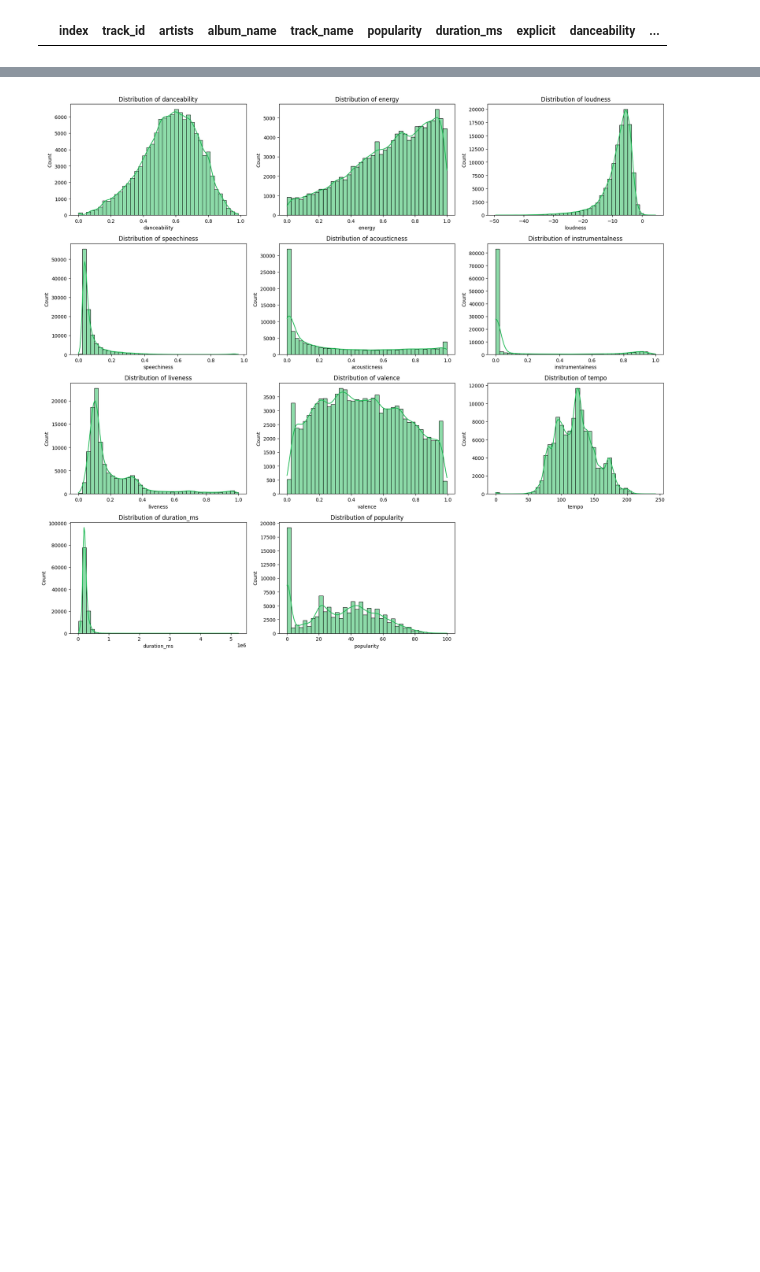
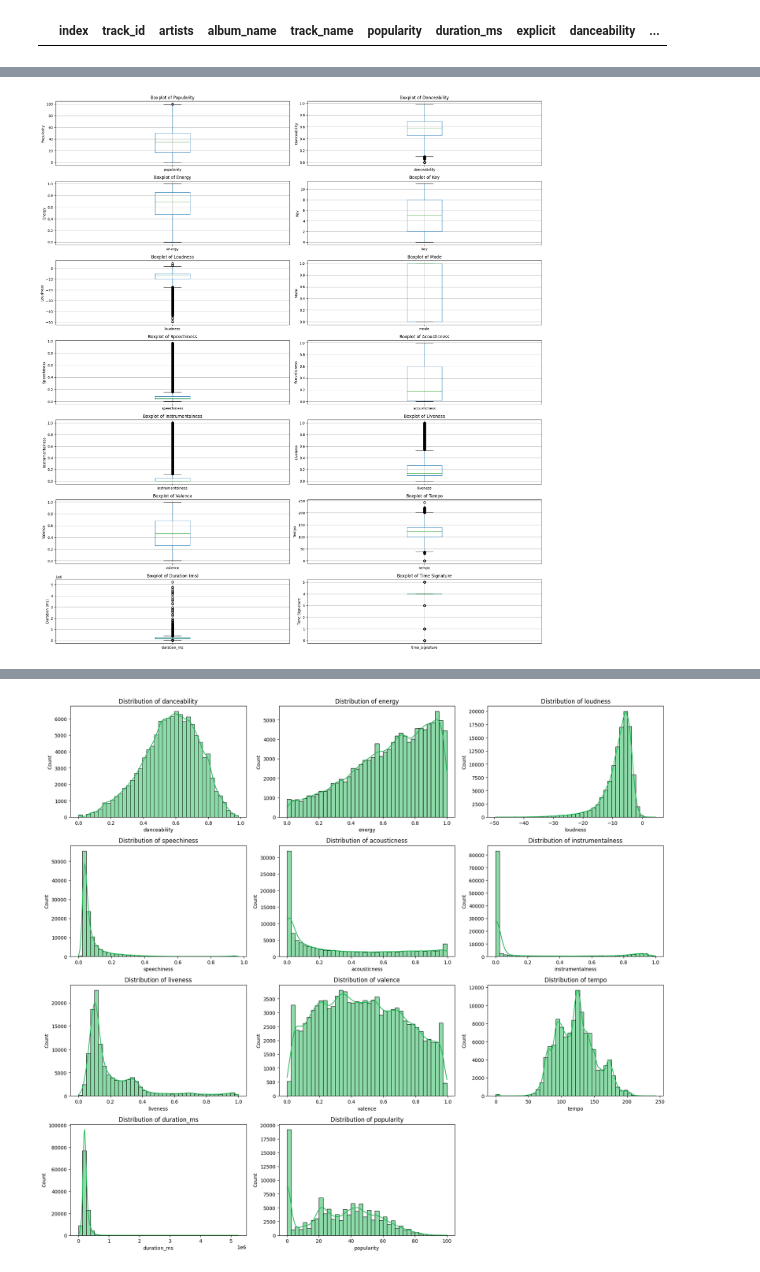
Before and after one commit to Ahmedaboenaba/Machine-Learning, a Jupyter notebook: Classification/spotify music genre.ipynb, the cells around one changed output, grey strips where cells are left out. Cells and saved outputs as stored; diff of their text form; code cells hidden in the pictures; blank space fills up the shorter version.

Commit message:
spotify genre prediction

```diff
--- a/Classification/spotify music genre.ipynb
+++ b/Classification/spotify music genre.ipynb
@@ -156 +156,78 @@ spotify.describe()
 | max | 113999.000000 | 100.000000 | 5.237295e+06 | 0.985000 | 1.000000 | 11.000000 | 4.532000 | 1.000000 | 0.965000 | ... |
+# %%
+plt.figure(figsize=(20, 25))
+
+plt.subplot(8, 2, 1)
+fig = spotify.boxplot(column='popularity')
+fig.set_title('Boxplot of Popularity')
+fig.set_ylabel('Popularity')
+
+plt.subplot(8, 2, 2)
+fig = spotify.boxplot(column='danceability')
+fig.set_title('Boxplot of Danceability')
+fig.set_ylabel('Danceability')
+
+plt.subplot(8, 2, 3)
+fig = spotify.boxplot(column='energy')
+fig.set_title('Boxplot of Energy')
+fig.set_ylabel('Energy')
+
+plt.subplot(8, 2, 4)
+fig = spotify.boxplot(column='key')
+fig.set_title('Boxplot of Key')
+fig.set_ylabel('Key')
+
+plt.subplot(8, 2, 5)
+fig = spotify.boxplot(column='loudness')
+fig.set_title('Boxplot of Loudness')
+fig.set_ylabel('Loudness')
+
+plt.subplot(8, 2, 6)
+fig = spotify.boxplot(column='mode')
+fig.set_title('Boxplot of Mode')
+fig.set_ylabel('Mode')
+
+plt.subplot(8, 2, 7)
+fig = spotify.boxplot(column='speechiness')
+fig.set_title('Boxplot of Speechiness')
+fig.set_ylabel('Speechiness')
+
+plt.subplot(8, 2, 8)
+fig = spotify.boxplot(column='acousticness')
+fig.set_title('Boxplot of Acousticness')
+fig.set_ylabel('Acousticness')
+
+plt.subplot(8, 2, 9)
+fig = spotify.boxplot(column='instrumentalness')
+fig.set_title('Boxplot of Instrumentalness')
+fig.set_ylabel('Instrumentalness')
+
+plt.subplot(8, 2, 10)
+fig = spotify.boxplot(column='liveness')
+fig.set_title('Boxplot of Liveness')
+fig.set_ylabel('Liveness')
+
+plt.subplot(8, 2, 11)
+fig = spotify.boxplot(column='valence')
+fig.set_title('Boxplot of Valence')
+fig.set_ylabel('Valence')
+
+plt.subplot(8, 2, 12)
+fig = spotify.boxplot(column='tempo')
+fig.set_title('Boxplot of Tempo')
+fig.set_ylabel('Tempo')
+
+plt.subplot(8, 2, 13)
+fig = spotify.boxplot(column='duration_ms')
+fig.set_title('Boxplot of Duration (ms)')
+fig.set_ylabel('Duration (ms)')
+
+plt.subplot(8, 2, 14)
+fig = spotify.boxplot(column='time_signature')
+fig.set_title('Boxplot of Time Signature')
+fig.set_ylabel('Time Signature')
+
+plt.tight_layout()
+plt.show()
+# %% [output]
+[figure, added]
```
Also changed, not shown: parts of 37 cells of this notebook, 1 other file.
